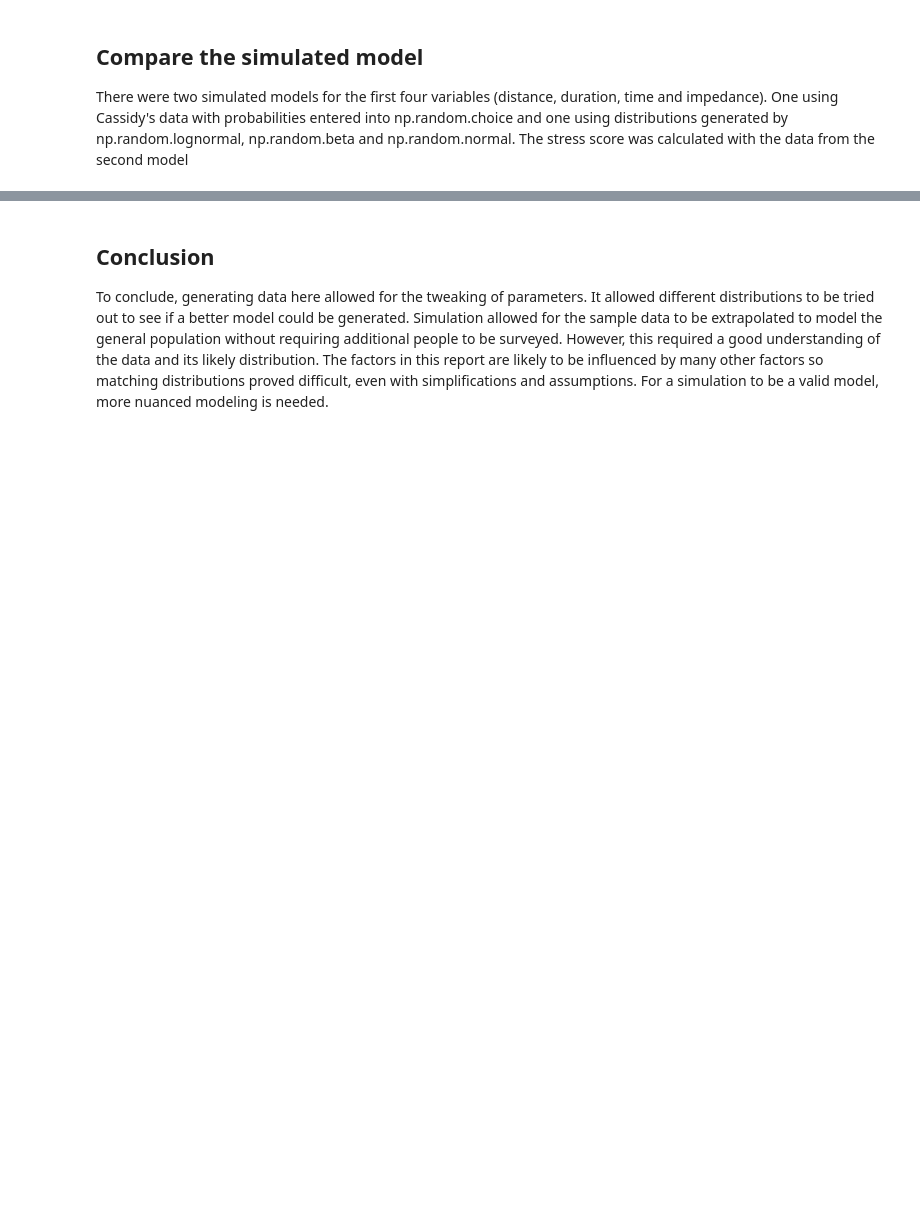
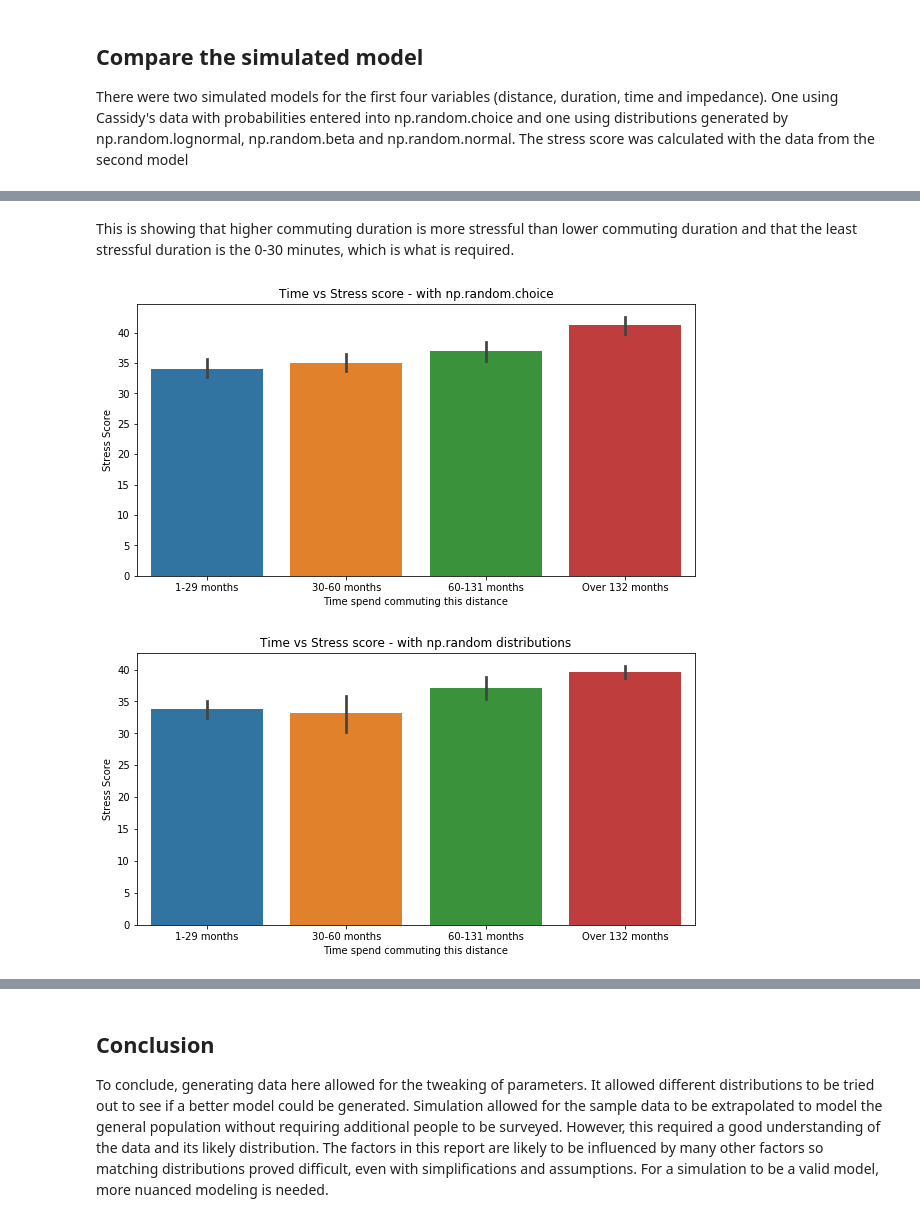
Before and after one commit to Osheah/commute-stress, a Jupyter notebook: commute-stress.ipynb, the cells around one changed output, grey strips where cells are left out. Saved outputs shown, nothing was run; the diff lists cells and outputs as text; code cells hidden in the pictures; blank space fills up the shorter version.

```diff
--- a/commute-stress.ipynb
+++ b/commute-stress.ipynb
@@ -2020,0 +2087,20 @@ This shows fairly similar stress levels over all the bands - This might have to
+# %% [markdown]
+This is showing that higher commuting duration is more stressful than lower commuting duration and that the least stressful duration is the 0-30 minutes, which is what is required.
+# %%
+# labels are a bit squiched so use figsize
+plt.figure(figsize=(10,5))
+sns.barplot(model1['Time-ch'], model1['Stress Score (Ch)'], order = ['1-29 months', '30-60 months', '60-131 months', 'Over 132 months'])
+plt.title("Time vs Stress score - with np.random.choice")
+plt.xlabel("Time spend commuting this distance")
+plt.ylabel("Stress Score")
+plt.show()
+
+plt.figure(figsize=(10,5))
+sns.barplot(model2['Time'], model2['Stress Score (Dis)'], order = ['1-29 months', '30-60 months', '60-131 months', 'Over 132 months'])
+plt.title("Time vs Stress score - with np.random distributions")
+plt.xlabel("Time spend commuting this distance")
+plt.ylabel("Stress Score")
+plt.show()
+# %% [output]
+[figure, added]
+[figure, added]
```
Also changed, not shown: parts of 117 cells of this notebook.
